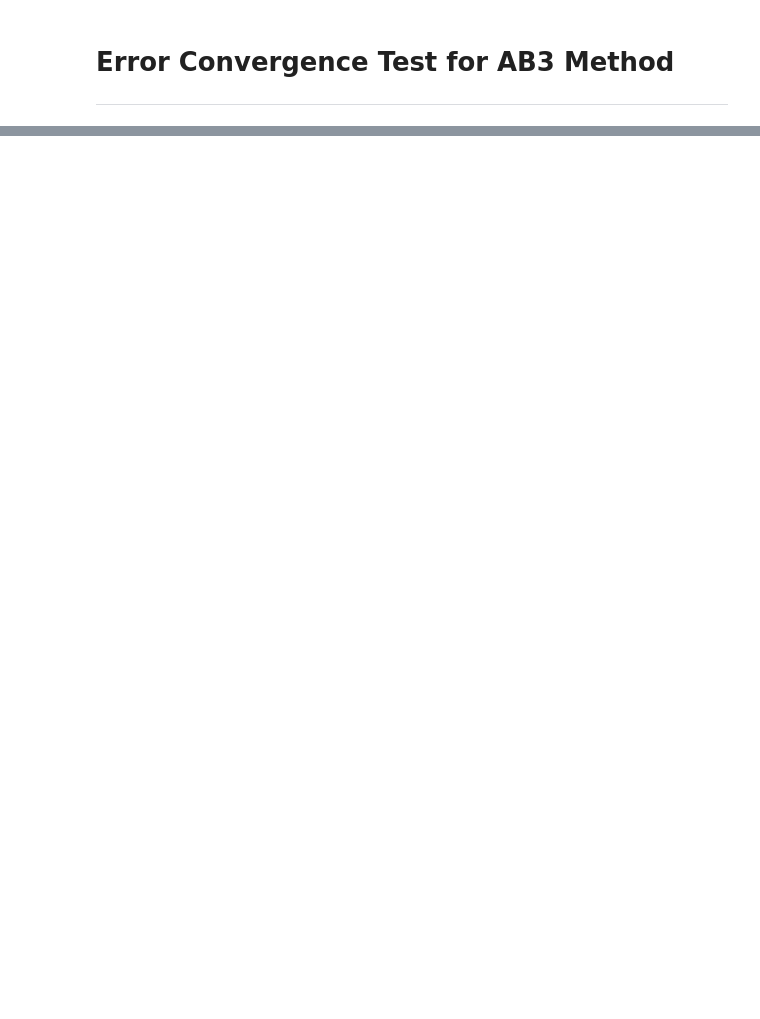
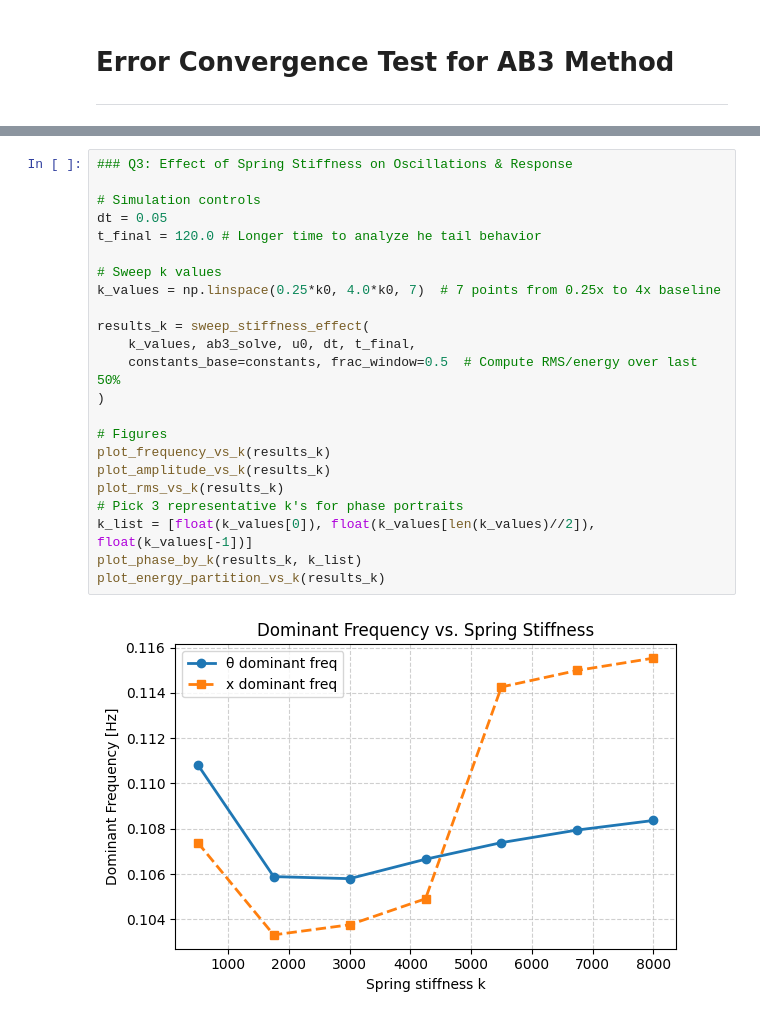
Before and after one commit to elijah-lewis5/AE370-Project-1, a Jupyter notebook: main.ipynb, the cells around one changed output, grey strips where cells are left out. Cells and saved outputs as stored; diff of their text form; blank space fills up the shorter version.

```diff
--- a/main.ipynb
+++ b/main.ipynb
@@ -145,0 +184,25 @@ plt.show()
+# %%
+### Q3: Effect of Spring Stiffness on Oscillations & Response
+
+# Simulation controls
+dt = 0.05
+t_final = 120.0 # Longer time to analyze he tail behavior
+
+# Sweep k values
+k_values = np.linspace(0.25*k0, 4.0*k0, 7)  # 7 points from 0.25x to 4x baseline
+
+results_k = sweep_stiffness_effect(
+    k_values, ab3_solve, u0, dt, t_final,
+    constants_base=constants, frac_window=0.5  # Compute RMS/energy over last 50%
+)
+
+# Figures
+plot_frequency_vs_k(results_k)
+plot_amplitude_vs_k(results_k)
+plot_rms_vs_k(results_k)
+# Pick 3 representative k's for phase portraits
+k_list = [float(k_values[0]), float(k_values[len(k_values)//2]), float(k_values[-1])]
+plot_phase_by_k(results_k, k_list)
+plot_energy_partition_vs_k(results_k)
+# %% [output]
+[figure, added]
```
Also changed, not shown: parts of 12 cells of this notebook, 14 other files.
